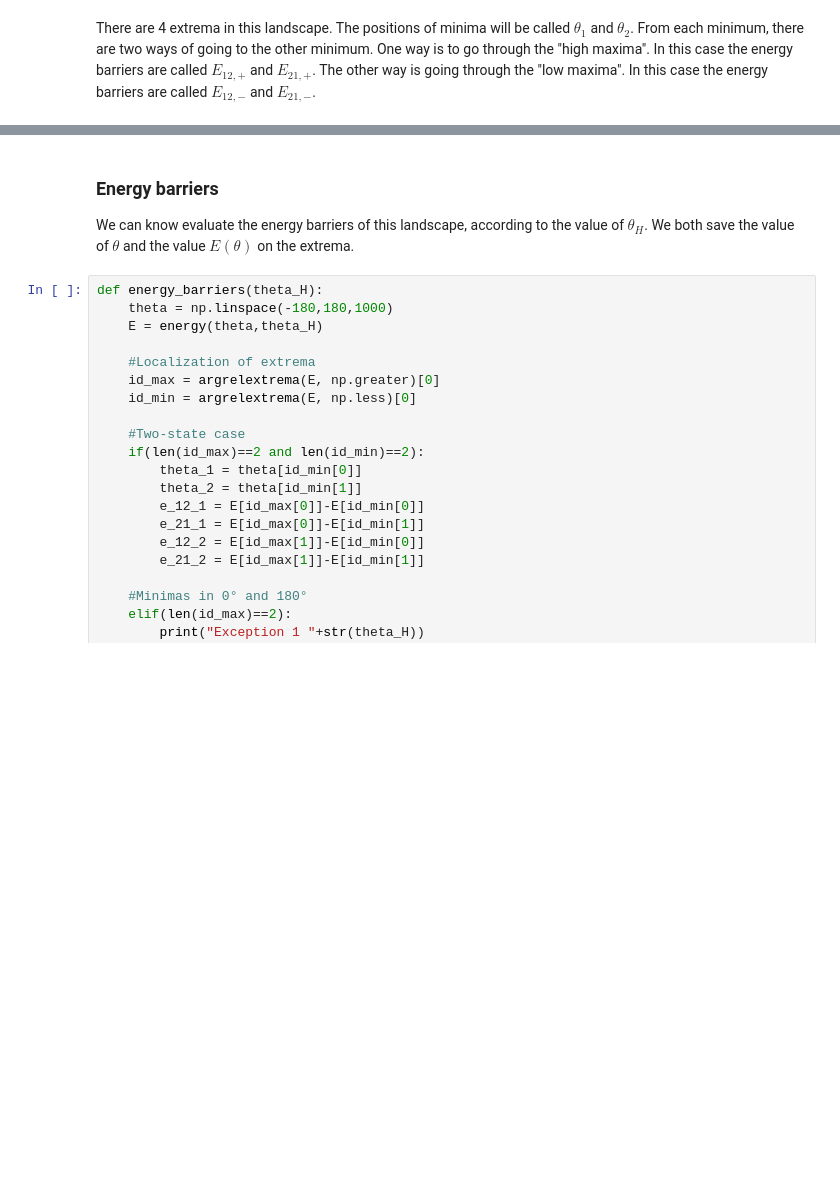
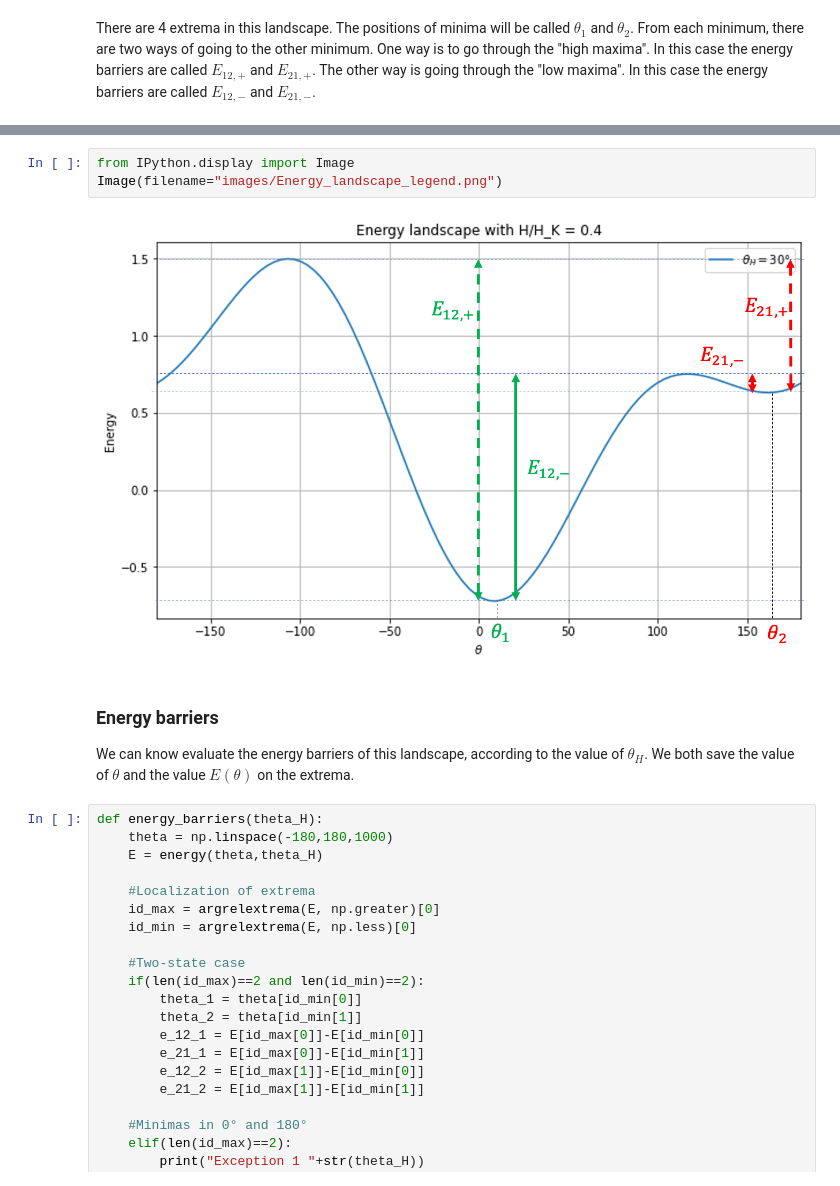
Before and after one commit to spintronic-computing-group/spnc, a Jupyter notebook: notebooks/SPNC-anisotropy/SPNC-Anisotropy.ipynb, the cells around one changed output, grey strips where cells are left out. Drawn from its saved outputs; the diff is of its cells as text; blank space fills up the shorter version.

Commit message:
Imbed image differently so it's kept on export

```diff
--- a/notebooks/SPNC-anisotropy/SPNC-Anisotropy.ipynb
+++ b/notebooks/SPNC-anisotropy/SPNC-Anisotropy.ipynb
@@ -55,3 +49,8 @@ There are 4 extrema in this landscape. The positions of minima will be called $\
+# %%
+from IPython.display import Image
+Image(filename="images/Energy_landscape_legend.png")
+# %% [output]
+[figure, added]
 # %% [markdown]
 ### Energy barriers
 
```
Also changed, not shown: parts of 2 cells of this notebook, 1 other file.
